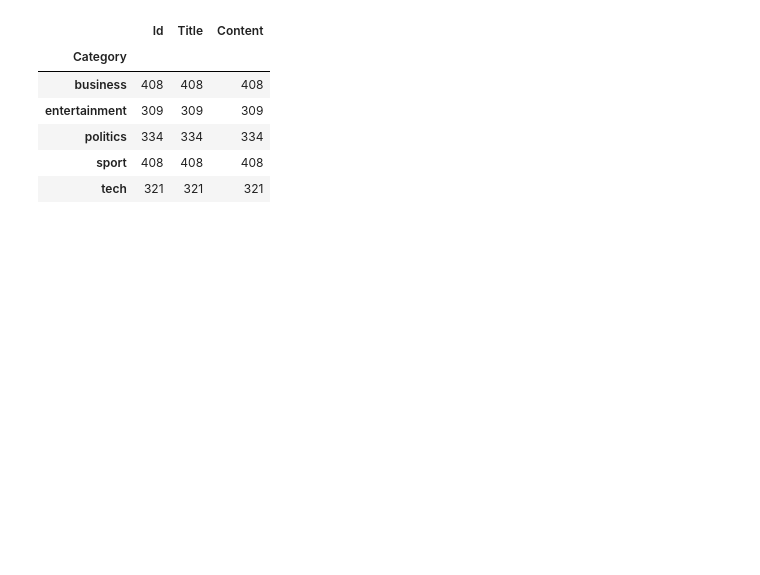
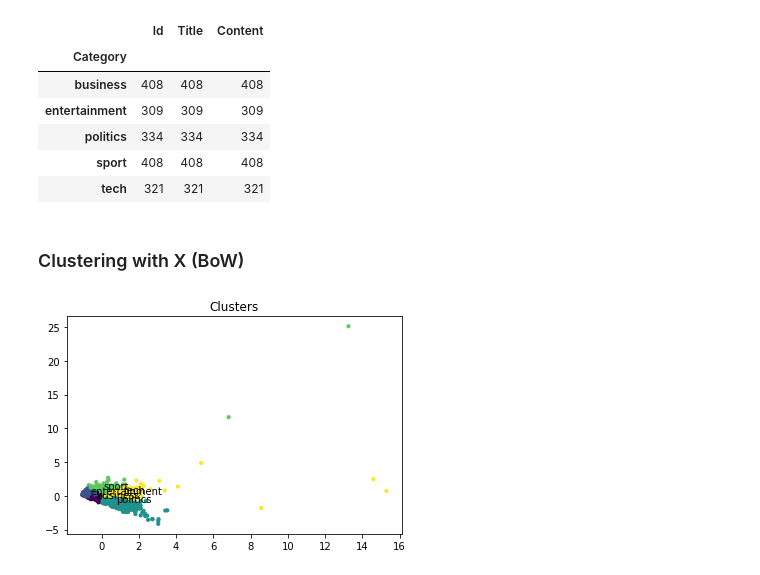
Before and after one commit to TazTornado/MiningTheNews, a Jupyter notebook: src/Categorization.ipynb, the cells around one changed output. Cells and saved outputs as stored; diff of their text form; code cells hidden in the pictures; blank space fills up the shorter version.

```diff
--- a/src/Categorization.ipynb
+++ b/src/Categorization.ipynb
@@ -979,3 +921,36 @@ df_train.groupby('Category').count()
 | politics | 334 | 334 | 334 |
 | sport | 408 | 408 | 408 |
 | tech | 321 | 321 | 321 |
+# %% [markdown]
+### Clustering with X (BoW)
+# %%
+pca_bow = PCA(n_components=2, whiten=True)
+result_bow = pca_bow.fit_transform(X)
+# %%
+kclusterer_bow = KMeansClusterer(5, distance=nltk.cluster.util.cosine_distance, repeats=25)
+assigned_clusters_bow = kclusterer_bow.cluster(result_bow, assign_clusters=True)
+# %%
+means_bow = np.array(kclusterer_bow.means())
+# %%
+train_clusters = list(zip(train_colors, assigned_clusters_bow))
+pairs = {}
+for i in range(0,5):
+    for j in range(0,5):
+        pairs[(i,j)] = train_clusters.count((i,j))
+pairs = pairs.items()
+pairs = sorted(pairs, key = lambda x: x[0][0])
+
+final =[]
+for i in range(0,5):
+    groups = filter(lambda x: x[0][0] == i, pairs)
+    final.append(max(groups, key = lambda x: x[1]))
+final = [x[0] for x in final]
+final = dict(final)
+# %%
+pyplot.scatter(result_bow[:, 0], result_bow[:, 1], c = assigned_clusters_bow[:], s = 10)
+pyplot.title('Clusters')
+
+for i, word in enumerate(labels):
+    pyplot.annotate(word, xy=(means_bow[i, 0], means_bow[i, 1]))
+# %% [output]
+[figure, added]
```
Also changed, not shown: parts of 43 cells of this notebook.
